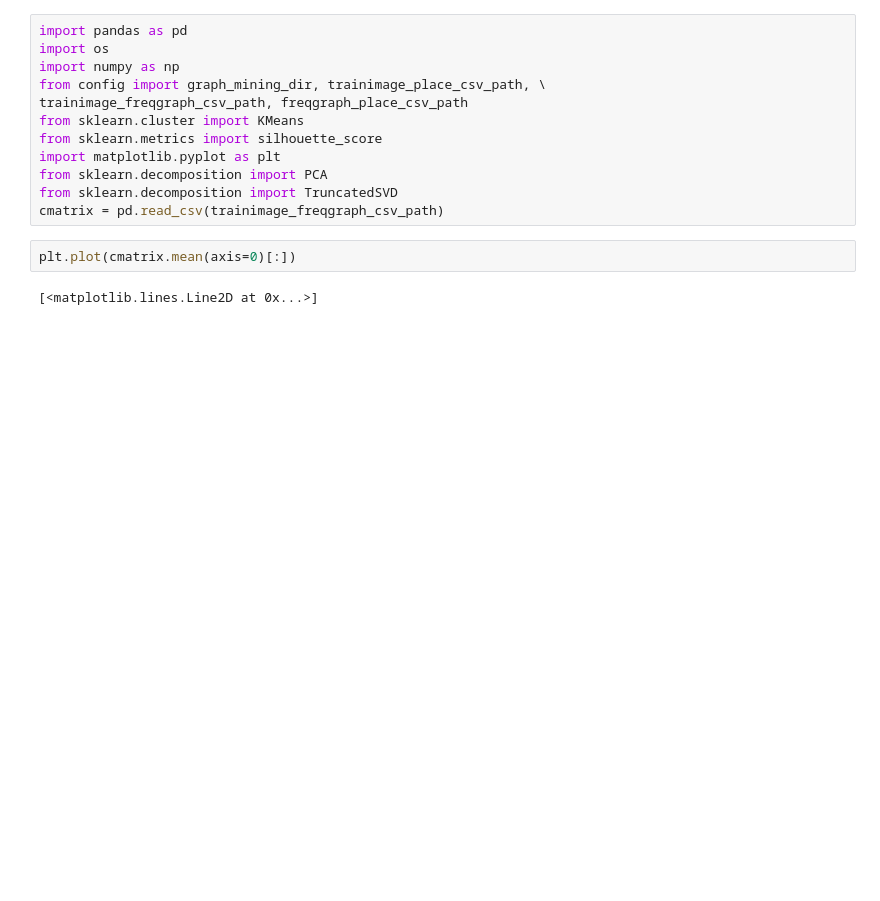
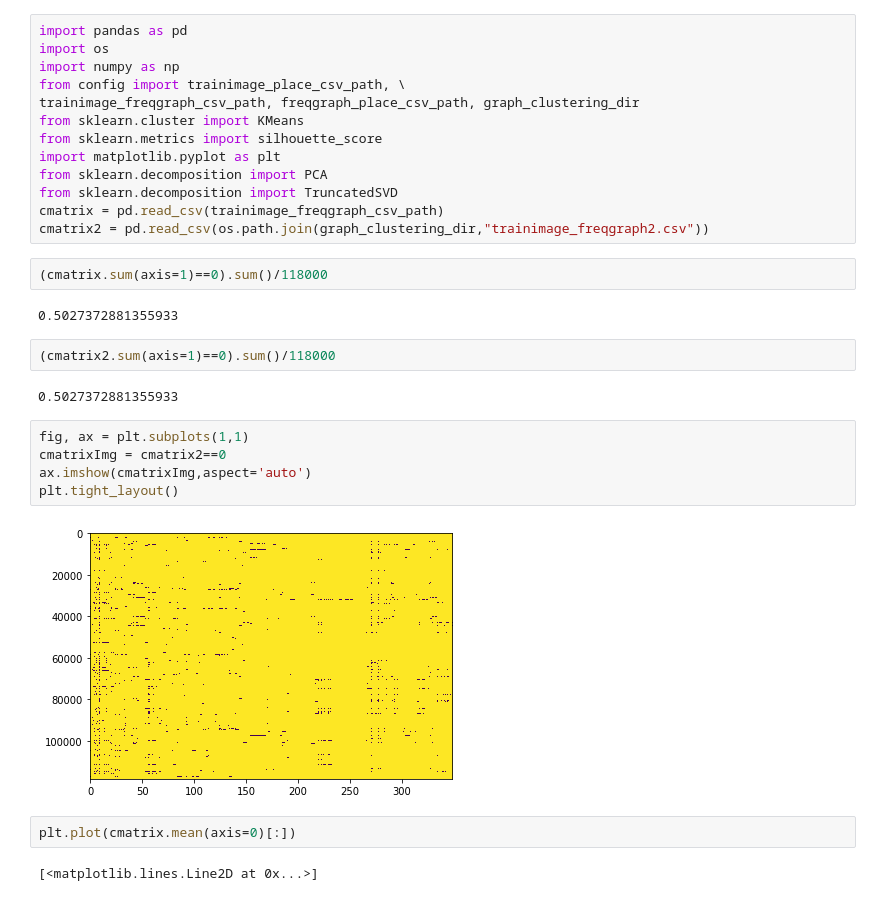
Before and after one commit to AndreaPasini/panoptic-segmentation, a Jupyter notebook: Clustering.ipynb, the cells around one changed output. Saved outputs shown, nothing was run; the diff lists cells and outputs as text; blank space fills up the shorter version.

```diff
--- a/Clustering.ipynb
+++ b/Clustering.ipynb
@@ -2,14 +2,30 @@
 import pandas as pd
 import os
 import numpy as np
-from config import graph_mining_dir, trainimage_place_csv_path, \
-trainimage_freqgraph_csv_path, freqgraph_place_csv_path
+from config import trainimage_place_csv_path, \
+trainimage_freqgraph_csv_path, freqgraph_place_csv_path, graph_clustering_dir
 from sklearn.cluster import KMeans
 from sklearn.metrics import silhouette_score
 import matplotlib.pyplot as plt
 from sklearn.decomposition import PCA
 from sklearn.decomposition import TruncatedSVD
 cmatrix = pd.read_csv(trainimage_freqgraph_csv_path)
+cmatrix2 = pd.read_csv(os.path.join(graph_clustering_dir,"trainimage_freqgraph2.csv"))
+# %%
+(cmatrix.sum(axis=1)==0).sum()/118000
+# %% [output]
+0.5027372881355933
+# %%
+(cmatrix2.sum(axis=1)==0).sum()/118000
+# %% [output]
+0.5027372881355933
+# %%
+fig, ax = plt.subplots(1,1)
+cmatrixImg = cmatrix2==0
+ax.imshow(cmatrixImg,aspect='auto')
+plt.tight_layout()
+# %% [output]
+[figure, added]
 # %%
 plt.plot(cmatrix.mean(axis=0)[:])
 # %% [output]
```
Also changed, not shown: 10 other files.
